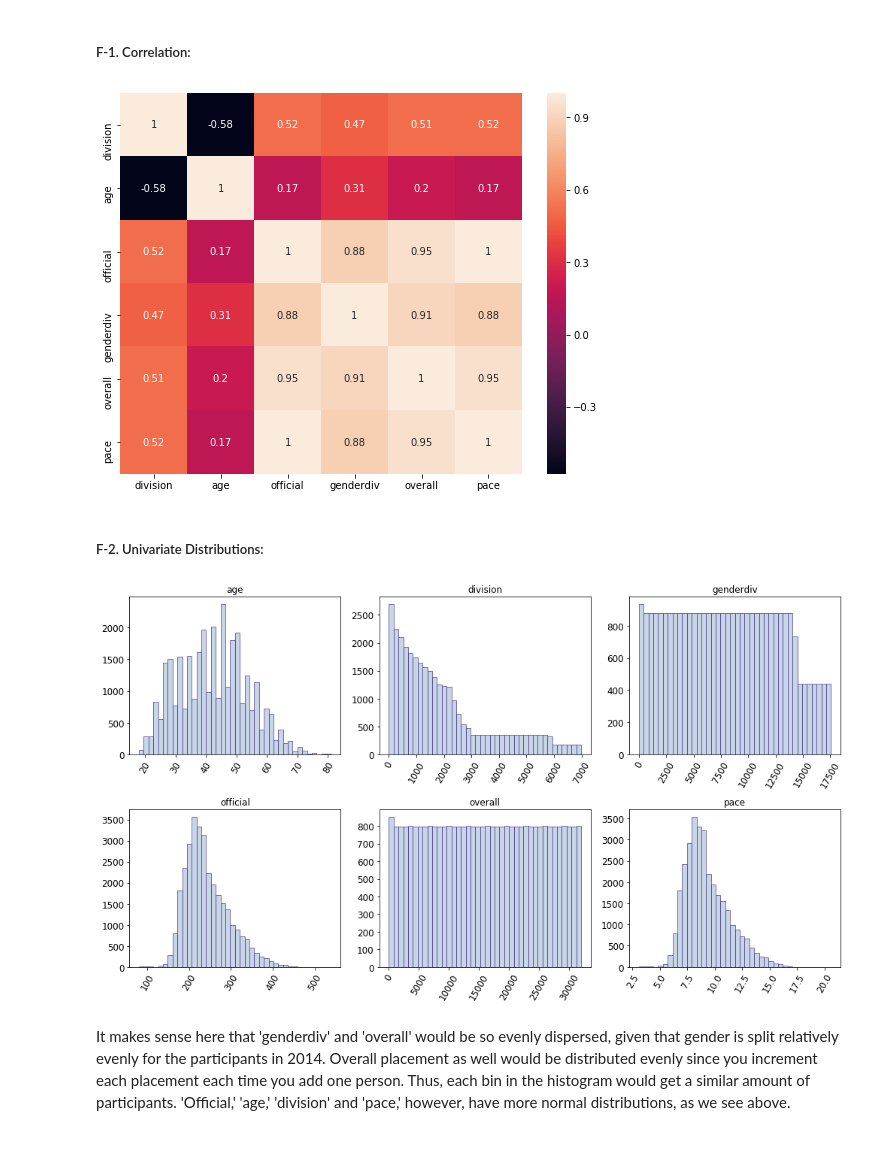
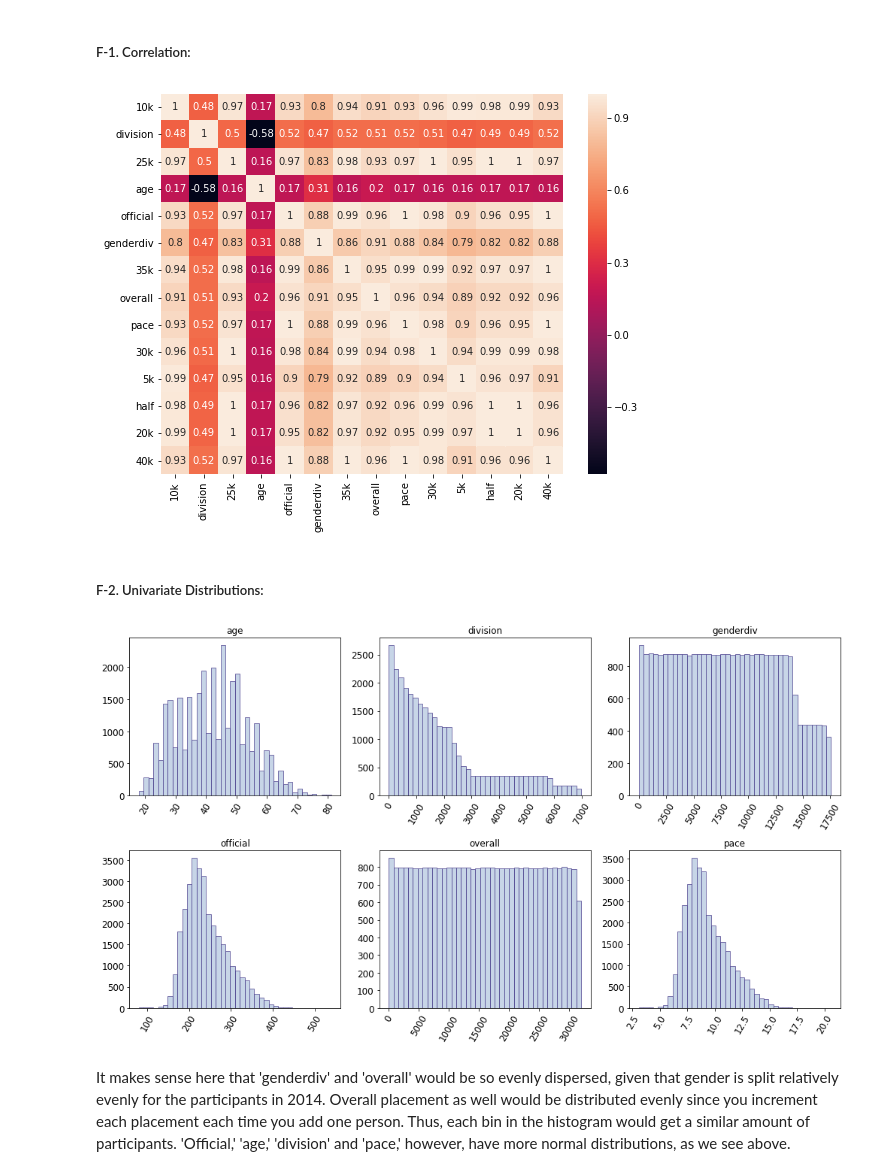
Before and after one commit to Begecky/Thinkful_Materials, a Jupyter notebook: Unit_4/2014_BostonMarathon.ipynb, the cells around one changed output. Cells and saved outputs as stored; diff of their text form; code cells hidden in the pictures; blank space fills up the shorter version.

```diff
--- a/Unit_4/2014_BostonMarathon.ipynb
+++ b/Unit_4/2014_BostonMarathon.ipynb
@@ -99,18 +101,14 @@ of our columns which we would expect to be numerical are, in fact, object-types.
 #### C. Dash Control:
 # %%
 # Had to take care of some dashes within the dataset ('-'), which were making it difficult to run models.
-# Did not want to drop these since that would cause a lot of information loss
+# Did not want to drop these since that would cause a lot of information loss. Saved them to their own dataframe
+# for now and then dropped them from the main data-fram since they only made up 336 rows (i.e. 1.05% of the data).
 
-import re
+dashes = df.loc[(df['5k'] == '-') | (df['10k'] == '-') | (df['20k'] == '-') | (df['half'] == '-') |
+       (df['25k'] == '-') | (df['30k'] == '-') | (df['35k'] == '-') | (df['40k'] == '-')]
 
-df['5k'] = df['5k'].replace(to_replace = '-', value = np.nan)
-df['10k'] = df['10k'].replace(to_replace = '-', value = np.nan)
-df['20k'] = df['20k'].replace(to_replace = '-', value = np.nan)
-df['25k'] = df['25k'].replace(to_replace = '-', value = np.nan)
-df['30k'] = df['30k'].replace(to_replace = '-', value = np.nan)
-df['35k'] = df['35k'].replace(to_replace = '-', value = np.nan)
-df['40k'] = df['40k'].replace(to_replace = '-', value = np.nan)
-df['half'] = df['half'].replace(to_replace = '-', value = np.nan)
+df_2 = df.drop(index = dashes.index)
+graph_df = df.drop(index = dashes.index)
 # %% [markdown]
 #### D. Dummy Control:
 # %%
@@ -118,23 +116,30 @@ df['half'] = df['half'].replace(to_replace = '-', value = np.nan)
 EUR = ['TUR', 'HUN', 'LUX', 'UKR', 'BLR', 'CRO', 'EST', 'SVK', 'SLO', 'POR', 'GRE', 'CZE', 'ROU', 'LIE',
        'POL', 'AUT', 'NOR', 'BEL', 'FIN', 'ISL']
 df['country'] = df['country'].where(df['country'].apply(lambda x: x not in EUR), other = 'EUR')
+df_2['country'] = df_2['country'].where(df_2['country'].apply(lambda x: x not in EUR), other = 'EUR')
 
 SEA = ['PHI', 'THA', 'MAS', 'INA', 'NZL']
 df['country'] = df['country'].where(df['country'].apply(lambda x: x not in SEA), other = 'SEA')
+df_2['country'] = df_2['country'].where(df_2['country'].apply(lambda x: x not in SEA), other = 'SEA')
 
 AFR = ['EGY', 'ZIM', 'TAN', 'ETH', 'MAR', 'KEN', 'RSA']
 df['country'] = df['country'].where(df['country'].apply(lambda x: x not in AFR), other = 'AFR')
+df_2['country'] = df_2['country'].where(df_2['country'].apply(lambda x: x not in AFR), other = 'AFR')
 
 CAM = ['PAN', 'DOM', 'BAH', 'CAY', 'VGB', 'BAR', 'ESA', 'GUA', 'CRC', 'BER']
 df['country'] = df['country'].where(df['country'].apply(lambda x: x not in CAM), other = 'CAM')
+df_2['country'] = df_2['country'].where(df_2['country'].apply(lambda x: x not in CAM), other = 'CAM')
 
 SAM = ['ECU', 'BOL', 'TRI', 'PER', 'URU', 'ARG', 'CHI', 'VEN']
 df['country'] = df['country'].where(df['country'].apply(lambda x: x not in SAM), other = 'SAM')
+df_2['country'] = df_2['country'].where(df_2['country'].apply(lambda x: x not in SAM), other = 'SAM')
 
 MEA = ['QAT', 'BRN', 'ISR', 'UAE']
 df['country'] = df['country'].where(df['country'].apply(lambda x: x not in MEA), other = 'MEA')
+df_2['country'] = df_2['country'].where(df_2['country'].apply(lambda x: x not in MEA), other = 'MEA')
 
 ASI = ['IND', 'RUS', 'TPE', 'SIN']
 df['country'] = df['country'].where(df['country'].apply(lambda x: x not in ASI), other = 'ASI')
+df_2['country'] = df_2['country'].where(df_2['country'].apply(lambda x: x not in ASI), other = 'ASI')
 # %% [markdown]
 #### E. Error NaN/Inf Error Mitigation:
@@ -145,0 +146,13 @@ df['official'] = pd.to_numeric(df['official'], downcast = 'float')
+# %%
+# Was getting an NaN, Inf, Value Too Large error when running the preliminary models. So:
+
+df_2['pace'] = pd.to_numeric(df_2['pace'], downcast = 'float')
+df_2['official'] = pd.to_numeric(df_2['official'], downcast = 'float')
+df_2['5k'] = pd.to_numeric(df_2['5k'], downcast = 'float')
+df_2['10k'] = pd.to_numeric(df_2['10k'], downcast = 'float')
+df_2['20k'] = pd.to_numeric(df_2['20k'], downcast = 'float')
+df_2['half'] = pd.to_numeric(df_2['half'], downcast = 'float')
+df_2['25k'] = pd.to_numeric(df_2['25k'], downcast = 'float')
+df_2['30k'] = pd.to_numeric(df_2['30k'], downcast = 'float')
+df_2['35k'] = pd.to_numeric(df_2['35k'], downcast = 'float')
+df_2['40k'] = pd.to_numeric(df_2['40k'], downcast = 'float')
@@ -149,16 +174,16 @@ df['official'] = pd.to_numeric(df['official'], downcast = 'float')
 ##### F-1. Correlation:
 # %%
 plt.figure(figsize = (9, 7))
-sns.heatmap(df.corr(), annot = True)
+sns.heatmap(df_2.corr(), annot = True)
 plt.show()
 # %% [output]
-[figure, old version]
+[figure, new version]
 # %% [markdown]
 ##### F-2. Univariate Distributions:
 # %%
 # Looking at our numeric columns:
 
-numeric_cols = df[['division', 'age', 'official', 'genderdiv', 'overall', 'pace']]
+numeric_cols = df_2[['division', 'age', 'official', 'genderdiv', 'overall', 'pace']]
 
 numeric_cols.hist(bins = 40,
                   figsize = (14, 8), layout = [2, 3],
@@ -169,7 +194,7 @@ numeric_cols.hist(bins = 40,
 plt.tight_layout()
 plt.show()
 # %% [output]
-[figure, old version]
+[figure, new version]
 # %% [markdown]
 It makes sense here that 'genderdiv' and 'overall' would be so evenly dispersed, given that gender is split relatively evenly for the participants in 2014.  Overall placement as well would be distributed evenly since you increment each placement each time you add one person.  Thus, each bin in the histogram would get a similar amount of participants.
 'Official,' 'age,' 'division' and 'pace,' however, have more normal distributions, as we see above.
```
Also changed, not shown: parts of 48 cells of this notebook, 1 other file.
